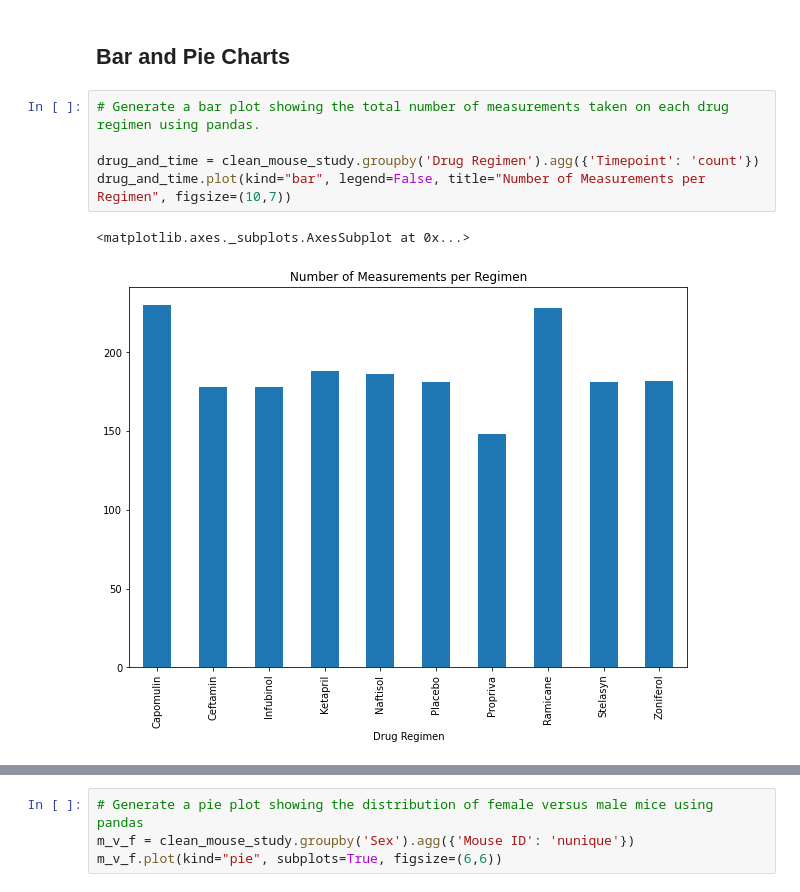
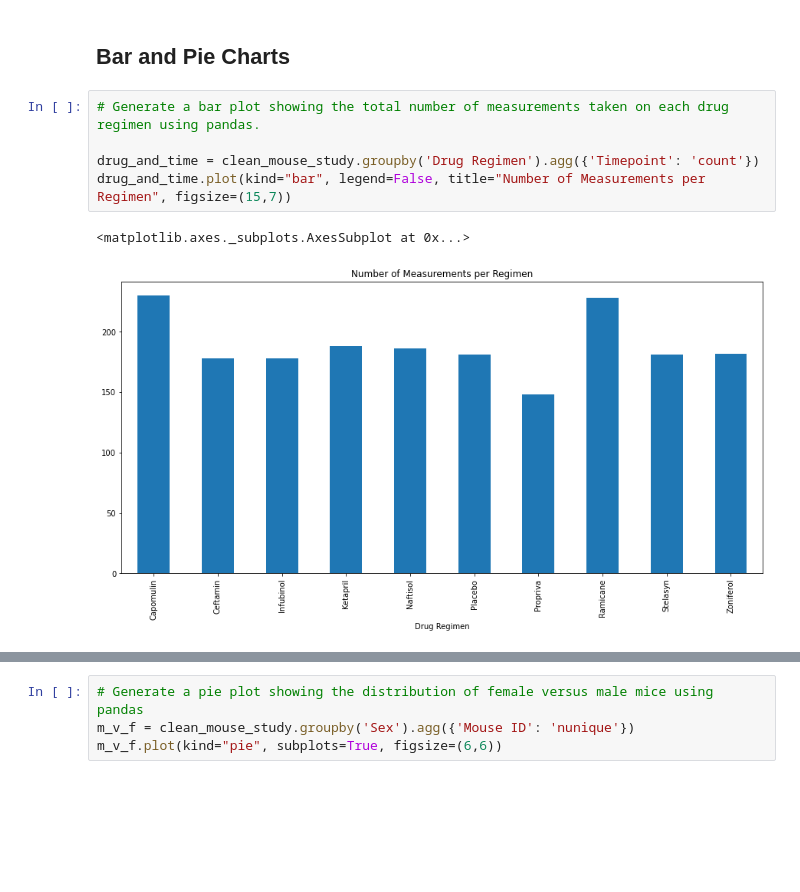
Before and after one commit to Crazyspaceman-hd/DrugRegimen, a Jupyter notebook: pymaceuticals_starter.ipynb, the cells around one changed output, grey strips where cells are left out. Saved outputs shown, nothing was run; the diff lists cells and outputs as text; blank space fills up the shorter version.

```diff
--- a/pymaceuticals_starter.ipynb
+++ b/pymaceuticals_starter.ipynb
@@ -166,11 +167,11 @@ clean_mouse_study.groupby('Drug Regimen').agg({'Tumor Volume (mm3)': ['mean' , '
 # %%
 # Generate a bar plot showing the total number of measurements taken on each drug regimen using pandas.
 
 drug_and_time = clean_mouse_study.groupby('Drug Regimen').agg({'Timepoint': 'count'})
-drug_and_time.plot(kind="bar", legend=False, title="Number of Measurements per Regimen", figsize=(10,7))
+drug_and_time.plot(kind="bar", legend=False, title="Number of Measurements per Regimen", figsize=(15,7))
 # %% [output]
 <matplotlib.axes._subplots.AxesSubplot at 0x...>
-[figure, old version]
+[figure, new version]
 # %%
 # Generate a bar plot showing the total number of measurements taken on each drug regimen using pyplot.
 x_axis=np.arange(len(study_summary_df))
```
Also changed, not shown: parts of 11 cells of this notebook.
